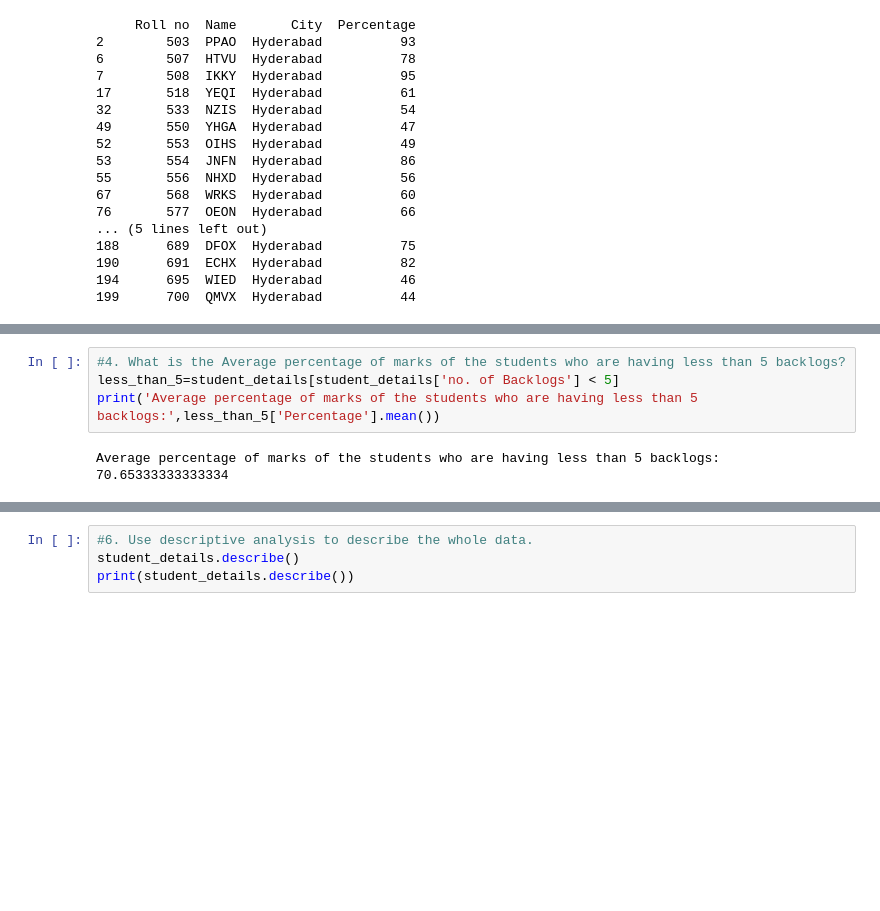
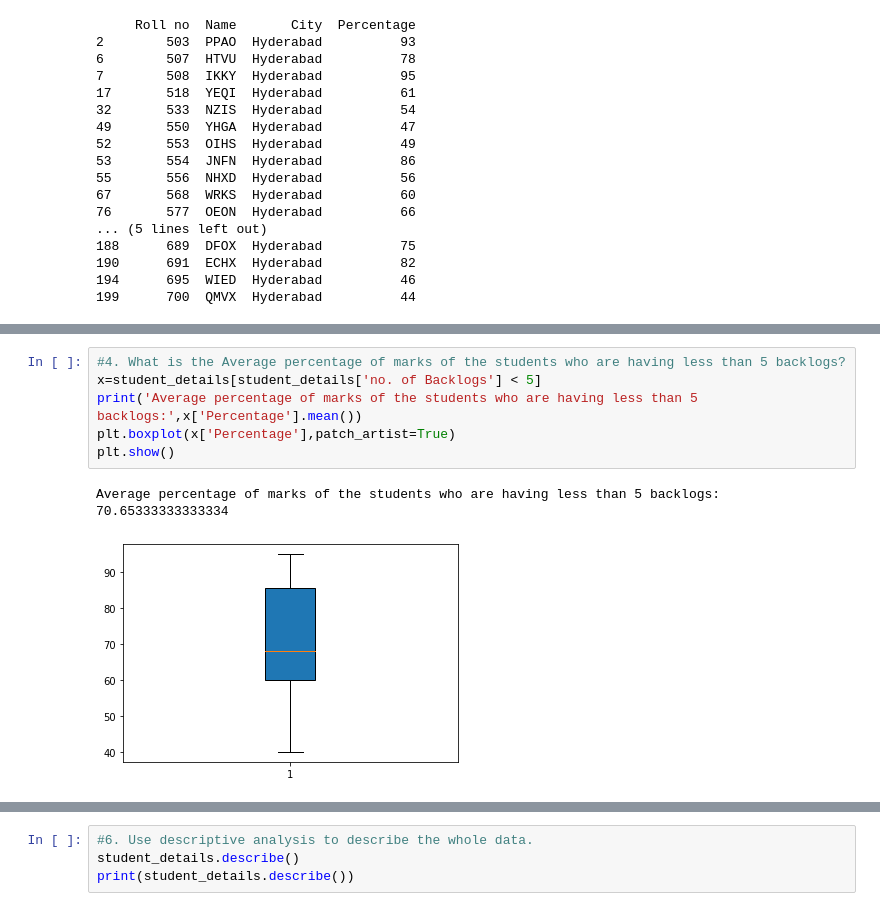
Before and after one commit to Jelsingeprajwal/data-visualisation-assignment, a Jupyter notebook: DV_assignment.ipynb, the cells around one changed output, grey strips where cells are left out. Cells and saved outputs as stored; diff of their text form; blank space fills up the shorter version.

```diff
--- a/DV_assignment.ipynb
+++ b/DV_assignment.ipynb
@@ -148,9 +140,12 @@ plt.show()
 # %%
 #4. What is the Average percentage of marks of the students who are having less than 5 backlogs?
-less_than_5=student_details[student_details['no. of Backlogs'] < 5]
-print('Average percentage of marks of the students who are having less than 5 backlogs:',less_than_5['Percentage'].mean())
+x=student_details[student_details['no. of Backlogs'] < 5]
+print('Average percentage of marks of the students who are having less than 5 backlogs:',x['Percentage'].mean())
+plt.boxplot(x['Percentage'],patch_artist=True)
+plt.show()
 # %% [output]
 Average percentage of marks of the students who are having less than 5 backlogs: 70.65333333333334
+[figure, added]
 # %%
 #5. Compare students marks percentages according to their year of passing.
 # student_details['Awarded Year'].drop_duplicates()
```
Also changed, not shown: parts of 5 cells of this notebook, 1 other file.
